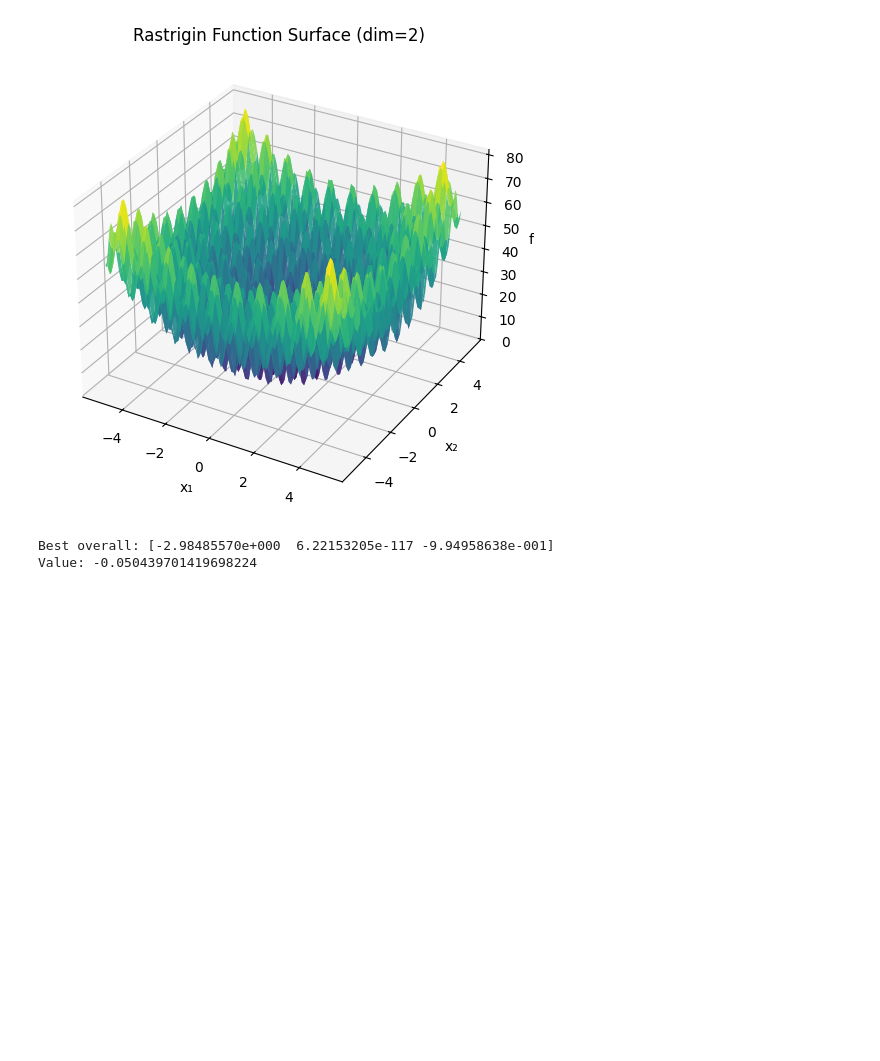
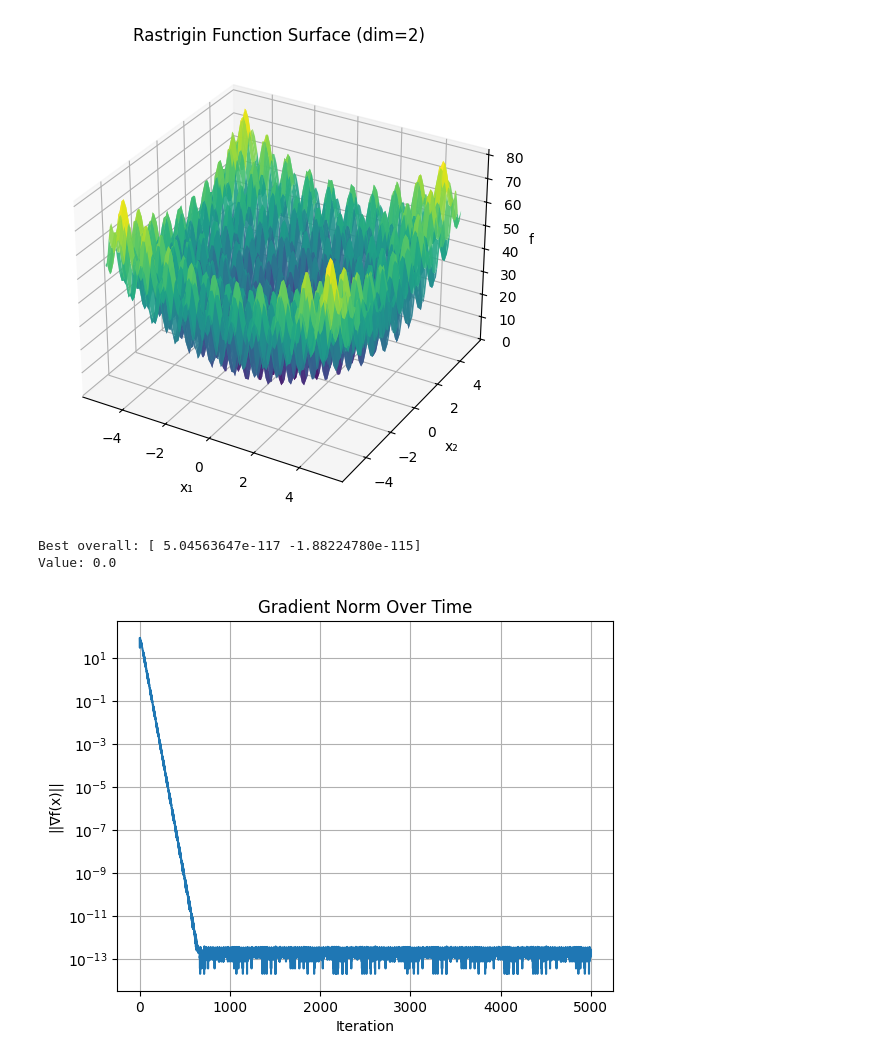
Before and after one commit to Mbigeard06/Optimizer, a Jupyter notebook: notebooks/experiment_rastrigin.ipynb, the cells around one changed output. Drawn from its saved outputs; the diff is of its cells as text; code cells hidden in the pictures; blank space fills up the shorter version.

Commit message:
Gradient convergence

```diff
--- a/notebooks/experiment_rastrigin.ipynb
+++ b/notebooks/experiment_rastrigin.ipynb
@@ -55,8 +55,8 @@ best_x_overall = None
 # Get the 2D rastrigin function (dim=2)
 func, grad = rastrigin(dim=2)
 
-for i in range(10):
-    x, _ = optimize_momentum(func, grad, dim=3, alpha=0.005, beta=0.9)
+for i in range(100):
+    x, history = optimize_momentum(func, grad, dim=2, alpha=0.005, beta=0.9)
     val = func(x)
     if val < best_val:
         best_val = val
@@ -65,5 +65,17 @@ for i in range(10):
 print("Best overall:", best_x_overall)
 print("Value:", best_val)
 # %% [output]
-Best overall: [-2.98485570e+000  6.22153205e-117 -9.94958638e-001]
-Value: -0.050439701419698224
+Best overall: [ 5.04563647e-117 -1.88224780e-115]
+Value: 0.0
+# %%
+grads = [np.linalg.norm(grad(x)) for x in history]
+
+plt.plot(grads)
+plt.xlabel("Iteration")
+plt.ylabel("||∇f(x)||")
+plt.title("Gradient Norm Over Time")
+plt.grid(True)
+plt.yscale("log")
+plt.show()
+# %% [output]
+[figure, added]
```
